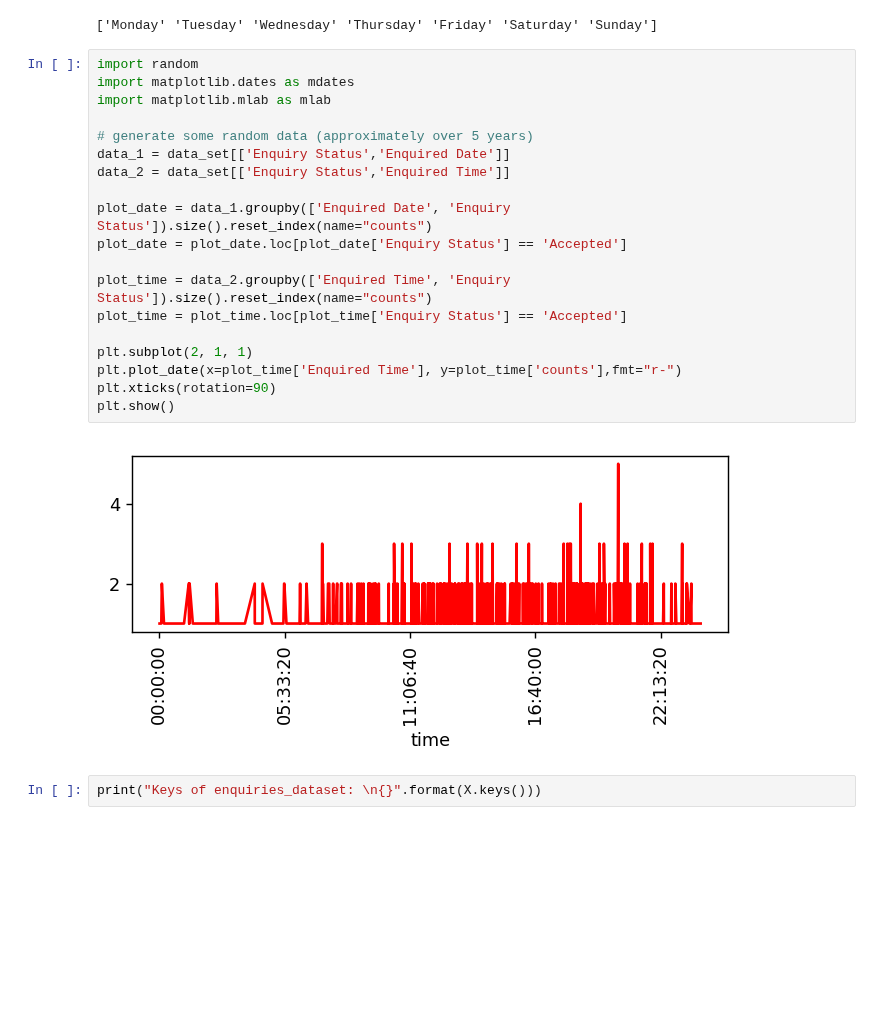
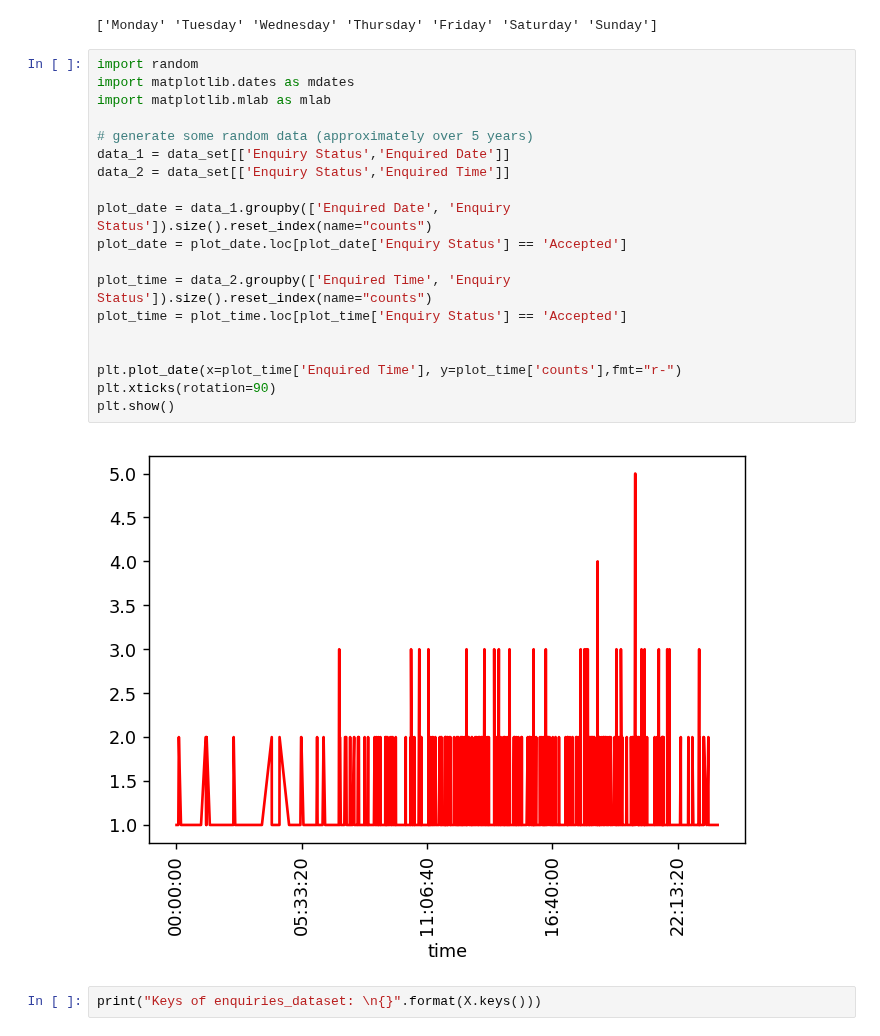
Before and after one commit to MagicMike90/customer-interest, a Jupyter notebook: enquiry.ipynb, the cells around one changed output. Drawn from its saved outputs; the diff is of its cells as text; blank space fills up the shorter version.

```diff
--- a/enquiry.ipynb
+++ b/enquiry.ipynb
@@ -56,24 +56,24 @@ print(X['day_of_week'].unique())
 # %%
 import random
 import matplotlib.dates as mdates
 import matplotlib.mlab as mlab
 
 # generate some random data (approximately over 5 years)
 data_1 = data_set[['Enquiry Status','Enquired Date']]
 data_2 = data_set[['Enquiry Status','Enquired Time']]
 
 plot_date = data_1.groupby(['Enquired Date', 'Enquiry Status']).size().reset_index(name="counts")
 plot_date = plot_date.loc[plot_date['Enquiry Status'] == 'Accepted']
 
 plot_time = data_2.groupby(['Enquired Time', 'Enquiry Status']).size().reset_index(name="counts")
 plot_time = plot_time.loc[plot_time['Enquiry Status'] == 'Accepted']
 
-plt.subplot(2, 1, 1)
+
 plt.plot_date(x=plot_time['Enquired Time'], y=plot_time['counts'],fmt="r-")
 plt.xticks(rotation=90)
 plt.show()
 # %% [output]
-[figure, old version]
+[figure, new version]
 # %%
 print("Keys of enquiries_dataset: \n{}".format(X.keys()))
 # %% [output]
```
Also changed, not shown: parts of 9 cells of this notebook.
